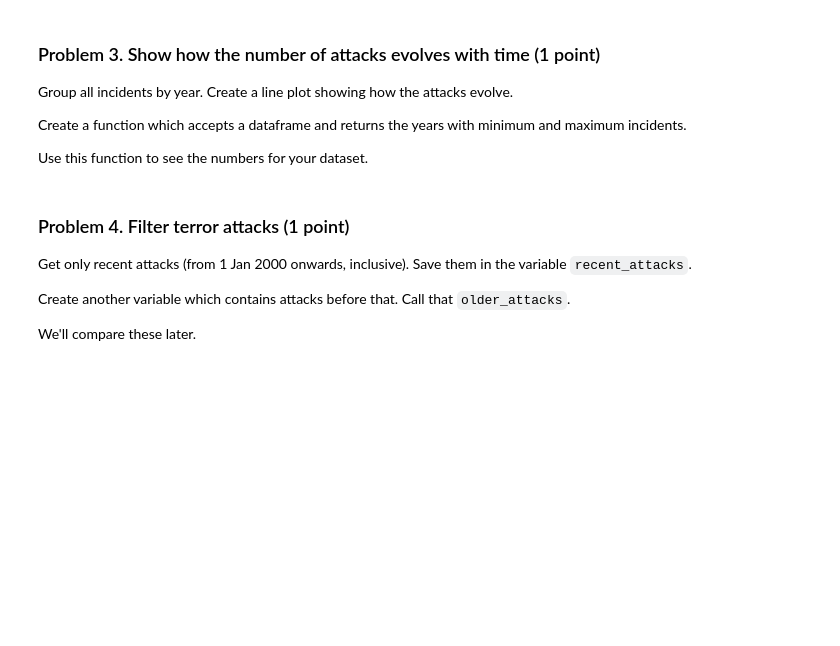
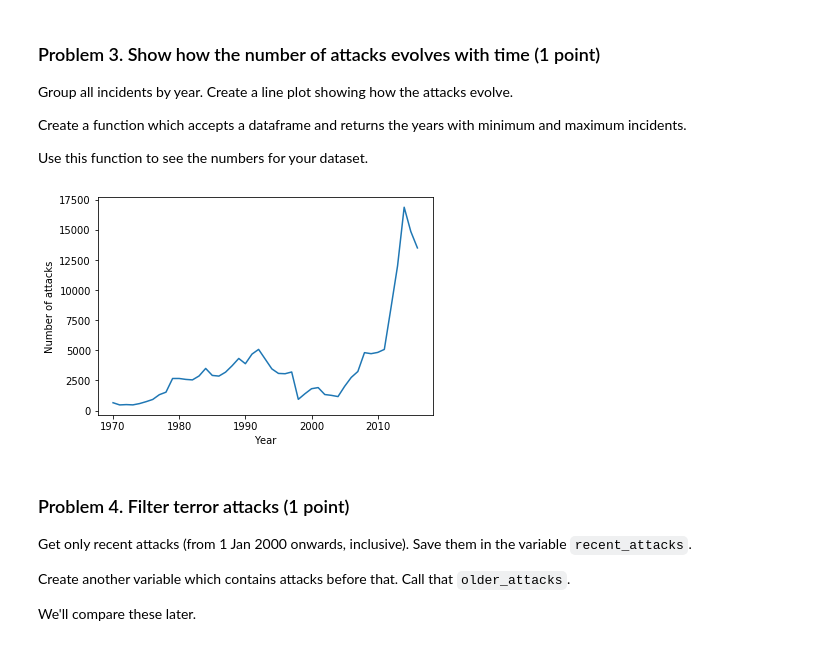
Before and after one commit to HristoRaykov/ArtIntelligence-04.2019, a Jupyter notebook: DataScience/05.SpacialDataNetworkAnalysis/05. Working-with-Spatial-Data-and-Network-Analysis-Lab/Spatial Data and Networks Lab.ipynb, the cells around one changed output. Saved outputs shown, nothing was run; the diff lists cells and outputs as text; code cells hidden in the pictures; blank space fills up the shorter version.

Commit message:
Working on spacial data homework.

```diff
--- a/DataScience/05.SpacialDataNetworkAnalysis/05. Working-with-Spatial-Data-and-Network-Analysis-Lab/Spatial Data and Networks Lab.ipynb
+++ b/DataScience/05.SpacialDataNetworkAnalysis/05. Working-with-Spatial-Data-and-Network-Analysis-Lab/Spatial Data and Networks Lab.ipynb
@@ -51,3 +51,7 @@ raise NotImplementedError()
+# %%
+terrorism_data = pd.read_csv("data/globalterrorismdb.csv", index_col=0, encoding="cp1252")
+terrorism_data = terrorism_data[["iyear", "imonth", "iday", "country_txt", "region_txt", "multiple", "latitude", "longitude", "targtype1_txt", "weaptype1_txt", "gname", "nkill", "related"]]
+terrorism_data.columns = ["year", "month", "day", "country", "region", "multiple", "latitude", "longitude", "target_type", "weapon_type", "group_name", "fatalities", "related"]
 # %%
 assert_is_not_none(terrorism_data)
 assert_list_equal(terrorism_data.columns.tolist(), ["year", "month", "day", "country", "region", "multiple", "latitude", "longitude", "target_type", "weapon_type", "group_name", "fatalities", "related"])
@@ -64,3 +65,8 @@ raise NotImplementedError()
+# %%
+terrorism_data["date"] = [datetime.date(terrorism_data.loc[i, "year"], terrorism_data.loc[i, "month"], terrorism_data.loc[i, "day"])
+    if terrorism_data.loc[i, "year"]!=0 and terrorism_data.loc[i, "month"]!=0 and terrorism_data.loc[i, "day"]!=0 else pd.NaT
+                          for i in terrorism_data.index]
+terrorism_data["multiple"] = terrorism_data["multiple"].astype(bool)
 # %%
 assert_greater(len(terrorism_data.date), 0)
 assert_equal(terrorism_data.multiple.dtype, np.bool)
@@ -79,3 +80,13 @@ raise NotImplementedError()
+# %%
+# Note: This is not autograded
+attacks_by_year = terrorism_data.groupby("year").size()
+# attacks_by_year = terrorism_data["year"].value_counts(sort=False)
+plt.plot(attacks_by_year.index, attacks_by_year.values)
+plt.xlabel("Year")
+plt.ylabel("Number of attacks")
+plt.show()
+# %% [output]
+[figure, added]
 # %%
 def get_max_and_min_incidents_years(dataframe):
     # Don't forget to use the dataframe parameter!
```
Also changed, not shown: parts of 4 cells of this notebook.
